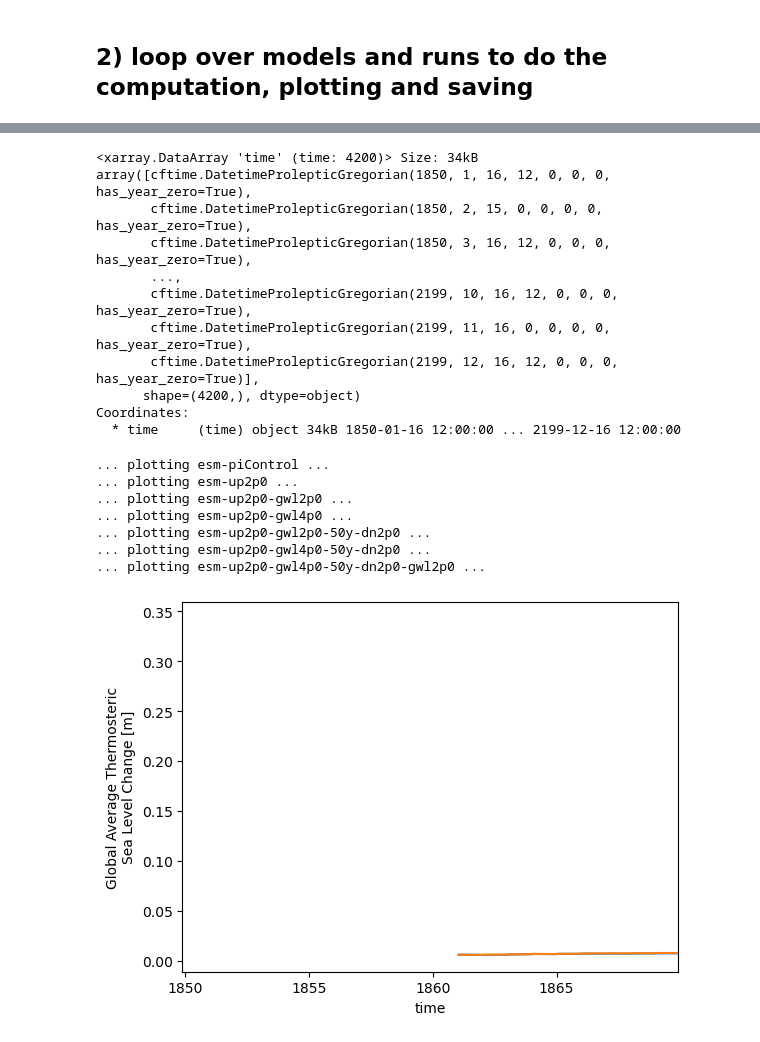
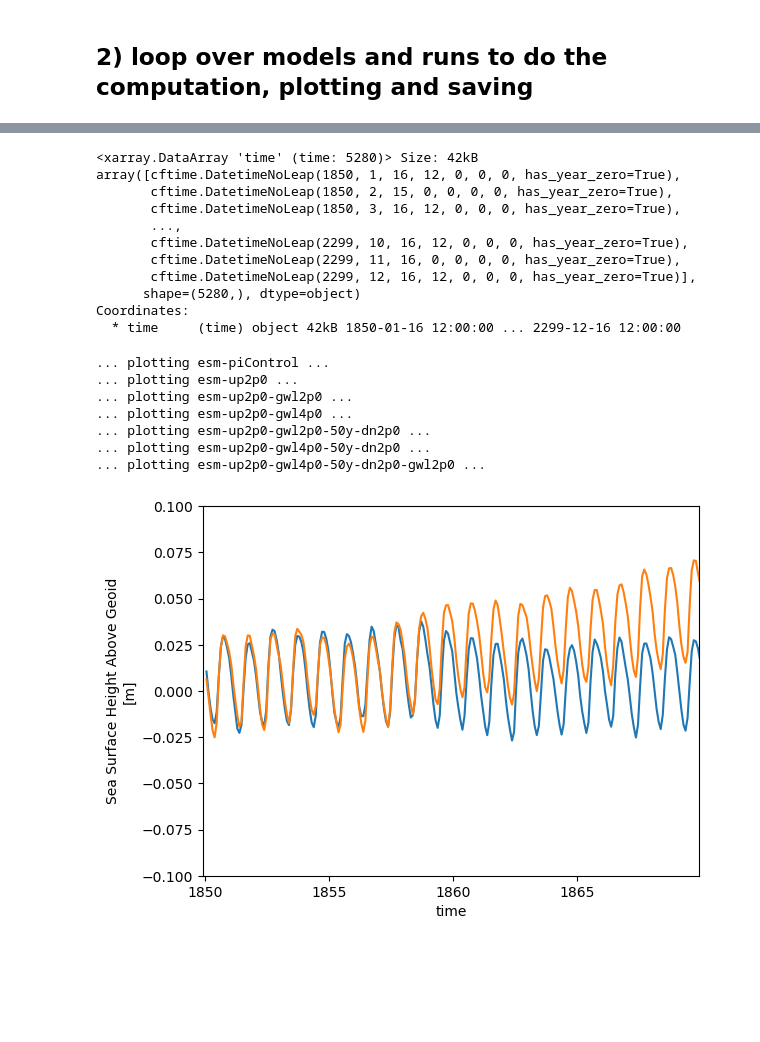
Before and after one commit to eikekoehn/TIPMIP_carbon_cycle, a Jupyter notebook: 01_postprocessing/calc_time_series_of_global_statistic.ipynb, the cells around one changed output, grey strips where cells are left out. Drawn from its saved outputs; the diff is of its cells as text; code cells hidden in the pictures; blank space fills up the shorter version.

```diff
--- a/01_postprocessing/calc_time_series_of_global_statistic.ipynb
+++ b/01_postprocessing/calc_time_series_of_global_statistic.ipynb
@@ -68,11 +68,11 @@ varias = [
     #'cVeg',
     #'epc100',
     #'fco2antt',
-    #'fgco2',
-    #'intpp',
-    #'nbp',
-    #'npp',
-    #'tas',
-    #'tos',
-    #'zos',
-    'zostoga',
+    'fgco2',
+    'intpp',
+    'nbp',
+    'npp',
+    'tas',
+    'tos',
+    'zos',
+    #'zostoga',
@@ -80,4 +80,4 @@ varias = [
-models = ['EC-Earth3-ESM-1'] #['CESM2']#['UKESM1-2']#['NorESM2-LM']#['IPSL-CM6-ESMCO2']#['GFDL-ESM2M']#['NorESM2-LM']#['IPSL-CM6-ESMCO2']#['NorESM2-LM']#['CESM2']#['GISSE2.1-G-CC2']#['NorESM2-LM']#['CESM2']#['UKESM1-2']#['EC-Earth3-ESM-1']#['GISSE2.1-G-CC2']#['IPSL-CM6-ESMCO2']#['NorESM2-LM']##['GISSE2.1-G-CC2']#['CESM2']#['ACCESS-ESM1-5'] #['ACCESS-ESM1-5']#['IPSL-CM6-ESMCO2']#['NorESM2-LM']#['IPSL-CM6-ESMCO2','NorESM2-LM','GFDL-ESM2M']#['MIROC-ES2L'] ['IPSL-CM6-ESMCO2']#['EC-Earth3-ESM-1']#['UKESM1-2']#['IPSL-CM6-ESMCO2']#['IPSL-CM6-ESMCO2']#[]#['GISSE2.1-G-CC2']#['EC-Earth3-ESM-1']#,'UKESM1-2']#['NorESM2-LM']#['GFDL-ESM2M']#['IPSL-CM6-ESMCO2']#['UKESM1-2']#['IPSL-CM6-ESMCO2','NorESM2-LM','GFDL-ESM2M'] # ,
+models = ['GISSE2.1-G-CC2']#['ACCESS-ESM1-5']#['MIROC-ES2L']#['EC-Earth3-ESM-1'] #['CESM2']#['UKESM1-2']#['NorESM2-LM']#['IPSL-CM6-ESMCO2']#['GFDL-ESM2M']#['NorESM2-LM']#['IPSL-CM6-ESMCO2']#['NorESM2-LM']#['CESM2']#['GISSE2.1-G-CC2']#['NorESM2-LM']#['CESM2']#['UKESM1-2']#['EC-Earth3-ESM-1']#['IPSL-CM6-ESMCO2']#['NorESM2-LM']##['GISSE2.1-G-CC2']#['CESM2']#['ACCESS-ESM1-5'] #['ACCESS-ESM1-5']#['IPSL-CM6-ESMCO2']#['NorESM2-LM']#['IPSL-CM6-ESMCO2','NorESM2-LM','GFDL-ESM2M']#['MIROC-ES2L'] ['IPSL-CM6-ESMCO2']#['EC-Earth3-ESM-1']#['UKESM1-2']#['IPSL-CM6-ESMCO2']#['IPSL-CM6-ESMCO2']#[]#['GISSE2.1-G-CC2']#['EC-Earth3-ESM-1']#,'UKESM1-2']#['NorESM2-LM']#['GFDL-ESM2M']#['IPSL-CM6-ESMCO2']#['UKESM1-2']#['IPSL-CM6-ESMCO2','NorESM2-LM','GFDL-ESM2M'] # ,
 runs = pruns.get_run_list('tipmip_tier1')#[3:4]#[:1]#[-1:]#[-2:]#[-2:]#[2:]#[-1:]#[:1]#[5:]#[1:]#[:-1]#[:1]#[-1:]#[:1]#[:1]#[1:]#[-1:] #
 
 #server='spirit'#'levante'#'spirit'#
@@ -367,32 +475,39 @@ working on server levante
 # %%
-global_stats['esm-up2p0'].time
+global_stats['esm-piControl'].time
 # %% [output]
-<xarray.DataArray 'time' (time: 4200)> Size: 34kB
-array([cftime.DatetimeProlepticGregorian(1850, 1, 16, 12, 0, 0, 0, has_year_zero=True),
-       cftime.DatetimeProlepticGregorian(1850, 2, 15, 0, 0, 0, 0, has_year_zero=True),
-       cftime.DatetimeProlepticGregorian(1850, 3, 16, 12, 0, 0, 0, has_year_zero=True),
+<xarray.DataArray 'time' (time: 5280)> Size: 42kB
+array([cftime.DatetimeNoLeap(1850, 1, 16, 12, 0, 0, 0, has_year_zero=True),
+       cftime.DatetimeNoLeap(1850, 2, 15, 0, 0, 0, 0, has_year_zero=True),
+       cftime.DatetimeNoLeap(1850, 3, 16, 12, 0, 0, 0, has_year_zero=True),
        ...,
-       cftime.DatetimeProlepticGregorian(2199, 10, 16, 12, 0, 0, 0, has_year_zero=True),
-       cftime.DatetimeProlepticGregorian(2199, 11, 16, 0, 0, 0, 0, has_year_zero=True),
-       cftime.DatetimeProlepticGregorian(2199, 12, 16, 12, 0, 0, 0, has_year_zero=True)],
-      shape=(4200,), dtype=object)
+       cftime.DatetimeNoLeap(2299, 10, 16, 12, 0, 0, 0, has_year_zero=True),
+       cftime.DatetimeNoLeap(2299, 11, 16, 0, 0, 0, 0, has_year_zero=True),
+       cftime.DatetimeNoLeap(2299, 12, 16, 12, 0, 0, 0, has_year_zero=True)],
+      shape=(5280,), dtype=object)
 Coordinates:
-  * time     (time) object 34kB 1850-01-16 12:00:00 ... 2199-12-16 12:00:00
+  * time     (time) object 42kB 1850-01-16 12:00:00 ... 2299-12-16 12:00:00
 # %%
 for key in global_stats.keys():
     print(f'... plotting {key} ...')
     global_stats[key][namer].plot()
 plt.xlim(
     cftime.DatetimeGregorian(1850, 1, 1),
     cftime.DatetimeGregorian(1870, 1, 1),
 )
+#plt.xlim(
+#    cftime.DatetimeGregorian(1850, 1, 1),
+#    cftime.DatetimeGregorian(1865, 1, 1),
+#)
+#plt.ylim(-4.8,-4.7)
+#plt.ylim(-4.9,-4.8)
+plt.ylim(-.1,.1)
 plt.show()
 # %% [output]
 ... plotting esm-piControl ...
 ... plotting esm-up2p0 ...
 ... plotting esm-up2p0-gwl2p0 ...
 ... plotting esm-up2p0-gwl4p0 ...
 ... plotting esm-up2p0-gwl2p0-50y-dn2p0 ...
 ... plotting esm-up2p0-gwl4p0-50y-dn2p0 ...
 ... plotting esm-up2p0-gwl4p0-50y-dn2p0-gwl2p0 ...
-[figure, old version]
+[figure, new version]
```
Also changed, not shown: parts of 2 cells of this notebook, 6 other files.
